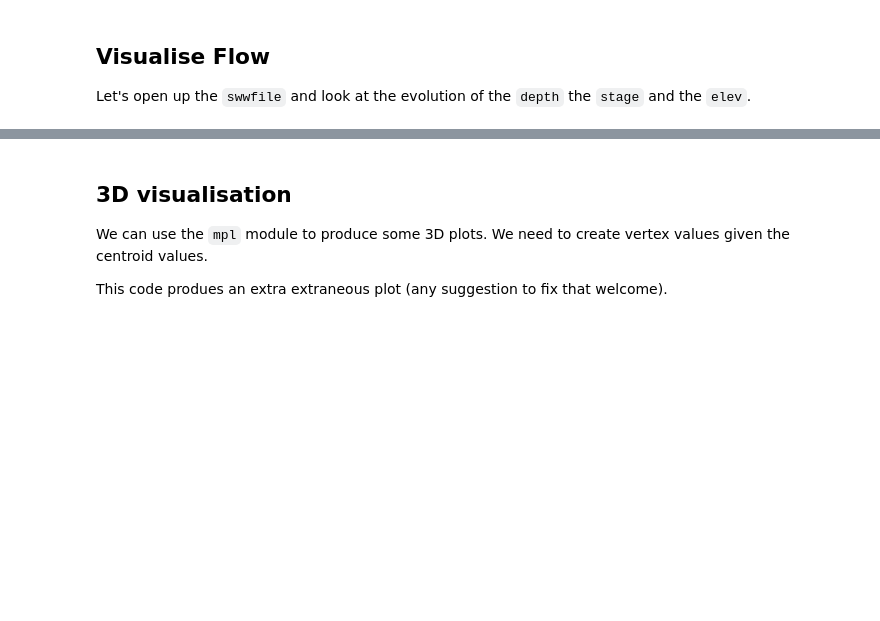
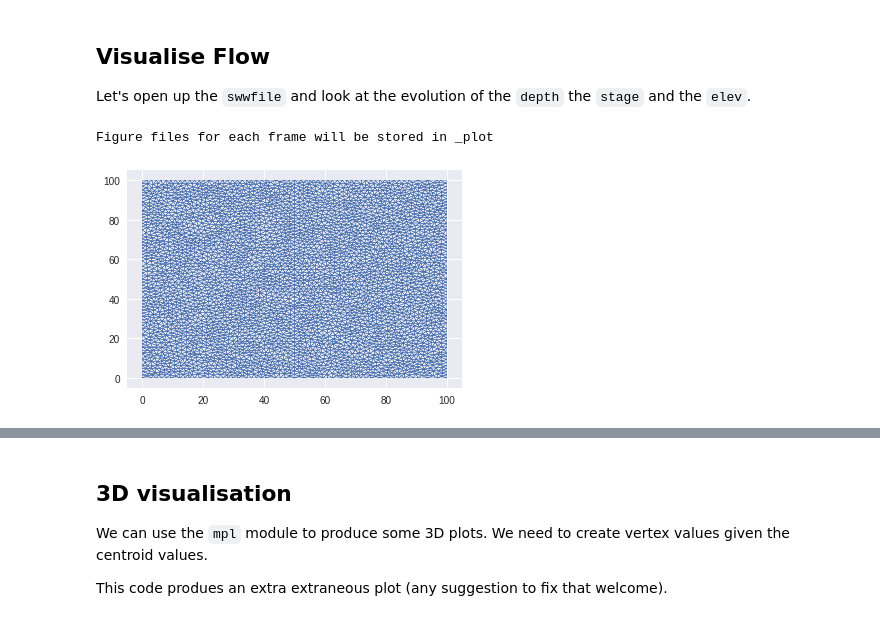
Before and after one commit to stoiver/anuga-clinic-2018, a Jupyter notebook: notebooks/notebook4.ipynb, the cells around one changed output, grey strips where cells are left out. Cells and saved outputs as stored; diff of their text form; code cells hidden in the pictures; blank space fills up the shorter version.

```diff
--- a/notebooks/notebook4.ipynb
+++ b/notebooks/notebook4.ipynb
@@ -245,4 +221,13 @@ print ' >>>>> Simulation completed successfully '
 ## Visualise Flow
 
 Let's open up the `swwfile` and look at the evolution of the `depth` the `stage` and the `elev`.
+# %%
+# Create a wrapper for contents of sww file
+swwfile = 'run_pump.sww'
+splotter = animate.SWW_plotter(swwfile);
+
+plt.triplot(splotter.triang, linewidth = 0.4);
+# %% [output]
+Figure files for each frame will be stored in _plot
+[figure, added]
 # %%
```
Also changed, not shown: parts of 11 cells of this notebook.
